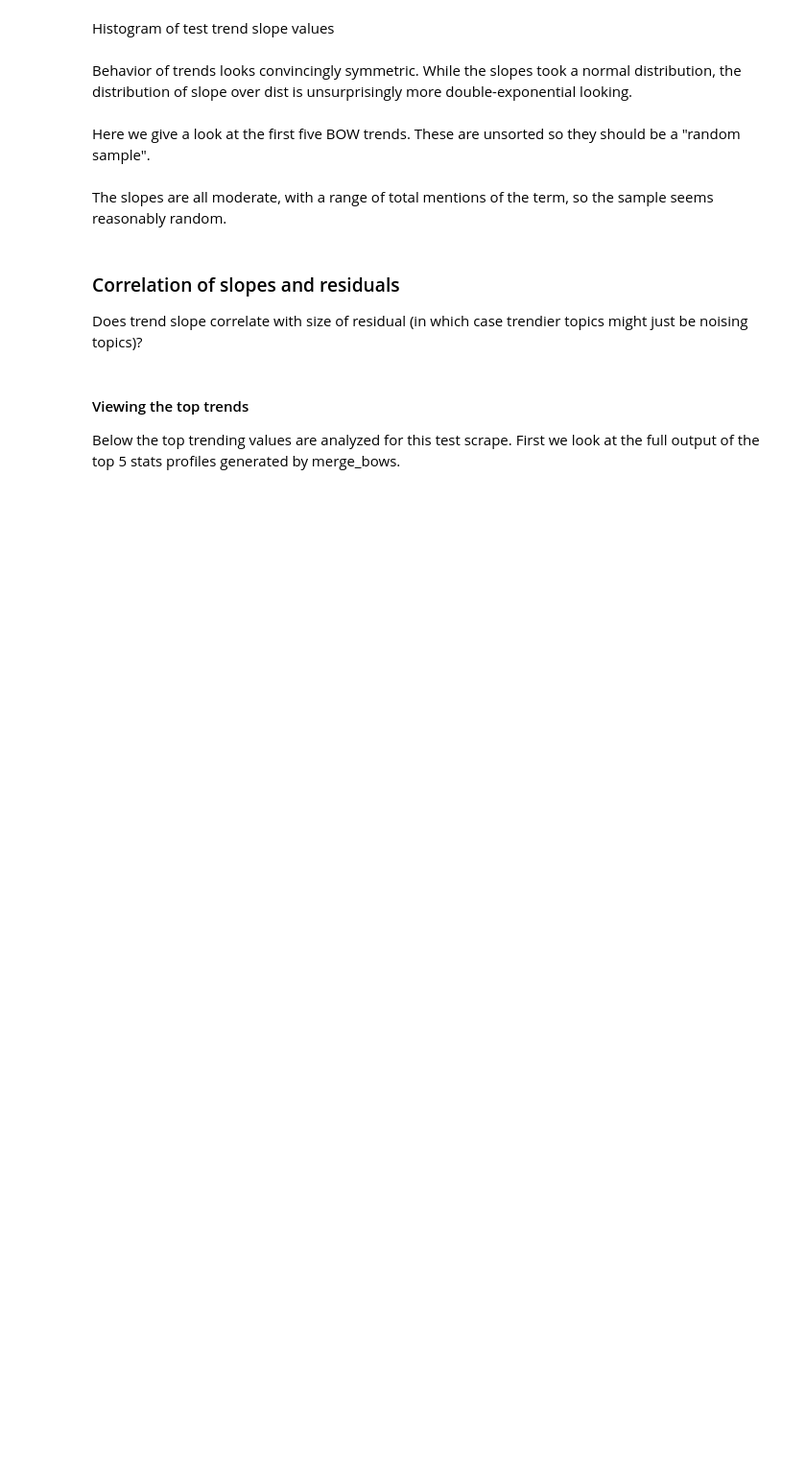
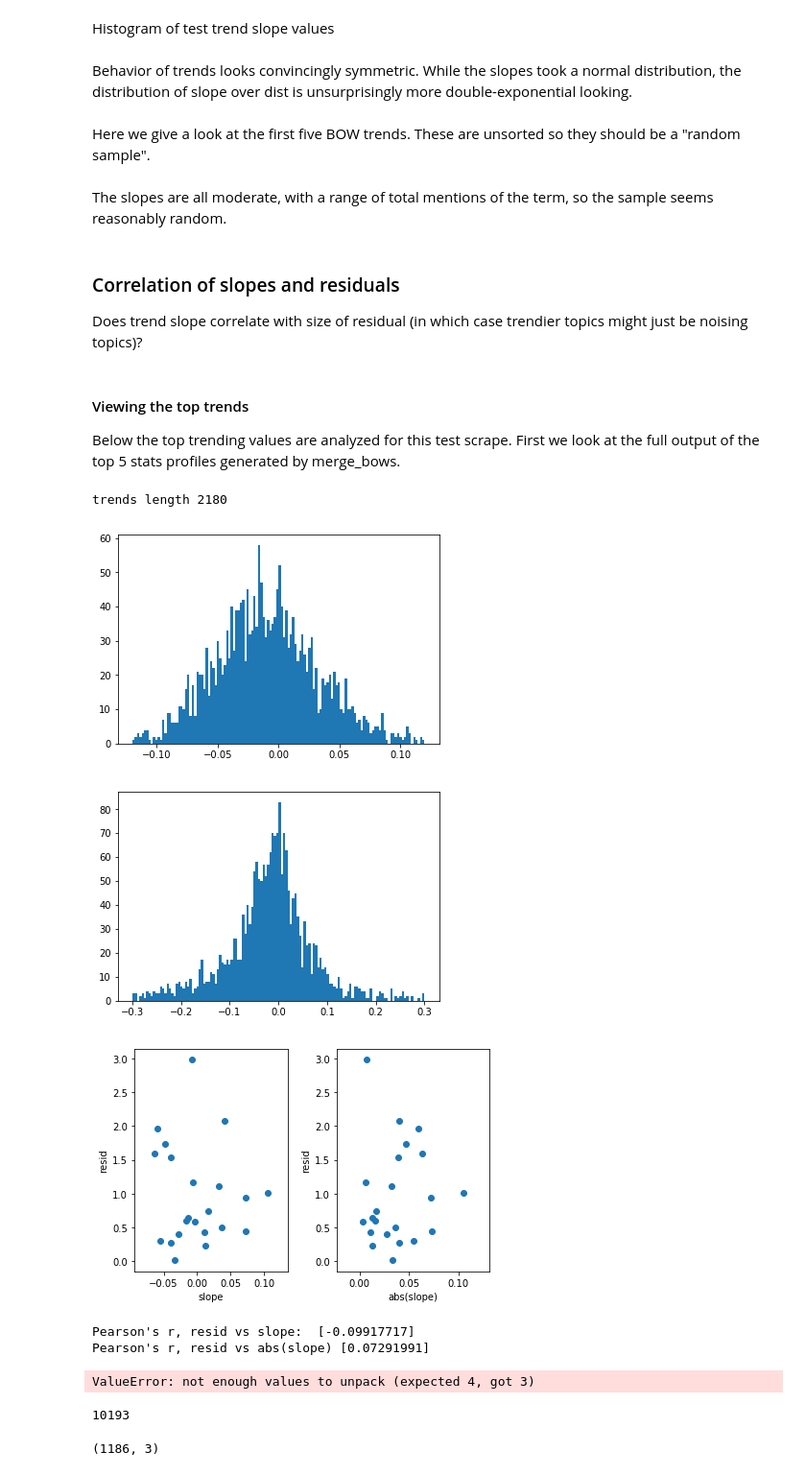
Before and after one commit to ericbarnhill/ImagingEdge, a Jupyter notebook: rtr_bow.ipynb, the cells around one changed output. Shown: that part at 96% size. Saved outputs shown, nothing was run; the diff lists cells and outputs as text; code cells hidden in the pictures; blank space fills up the shorter version.

```diff
--- a/rtr_bow.ipynb
+++ b/rtr_bow.ipynb
@@ -303,7 +305,7 @@ def measure_bow_trends(bows, record_counts, log_trends=True, debug=False):
     """
     # some adjustable constants
     MIN_TOTAL_MENTIONS = 50
-    MIN_PER_PERIOD = 10
+    MIN_PER_PERIOD = 5
     bow_trends = {}
     # keys from filtered dicts are all identical, so just need any one
     keys = bows[0].keys()
@@ -543,11 +545,9 @@ def inspect_results(folder=""):
         trends = pickle.load(fp)
     with open(folder + "records.pickle", "rb") as fp:
         records = pickle.load(fp)
-    with open(folder + "bows.pickle", "rb") as fp:
-        bows = pickle.load(fp)
     with open(folder + "bows_filt.pickle", "rb") as fp:
         bows_filt = pickle.load(fp)
-    return trends, records, bows, bows_filt
+    return trends, records, bows_filt
 # %%
 def save_results(folder=""):
     with open(folder + "trends.pickle", "wb") as fp:
@@ -558,7 +558,10 @@ def save_results(folder=""):
         pickle.dump(df, fp)
 # %%
 def run_nb(dedupe = False, year=2016):
-    records = sql_records_setup_pull(12, 3, datetime.date(year,1,1))
+    N_WINDOWS = 12
+    N_MONTHS = 3
+    START_DATE = datetime.date(year,1,1)
+    records = sql_records_setup_pull(N_WINDOWS, N_MONTHS, START_DATE)
     record_counts = get_record_counts(records)
     with open("records.pickle", "wb") as fp:
         pickle.dump(records, fp)
@@ -574,10 +577,10 @@ def run_nb(dedupe = False, year=2016):
     df = sort_by_trend_score(trends)
     with open("df.pickle", "wb") as fp:
         pickle.dump(df, fp)
-    return records, bows, trends, bows_filt
+    return records, trends, bows_filt, df
 
 def run_nb_post_bows(dedupe = False):
-    trends, records, bows, bows_filt = inspect_results(PATH)
+    trends, records, bows_filt = inspect_results(PATH)
     record_counts = get_record_counts(records)
     trends = bows_to_trends(bows_filt, record_counts)
     print("trends length", len(trends))
@@ -589,7 +592,7 @@ def run_nb_post_bows(dedupe = False):
     df = sort_by_trend_score(trends)
     with open("df.pickle", "wb") as fp:
         pickle.dump(df, fp)
-    return records, bows, trends, bows_filt
+    return records, trends, bows_filt, df
 # %%
 def ngram_length_test(bows_filt):
     bow = bows_filt[2]
@@ -603,0 +605,18 @@ run_nb(year=YEAR)
+# %%
+records, trends, bows_filt, df = run_nb_post_bows(YEAR)
+# %% [output]
+trends length 2180
+[figure, added]
+[figure, added]
+[figure, added]
+Pearson's r, resid vs slope:  [-0.09917717]
+Pearson's r, resid vs abs(slope) [0.07291991]
+ValueError: not enough values to unpack (expected 4, got 3)
+# %%
+len(bows_filt[0])
+# %% [output]
+10193
+# %%
+df.shape
+# %% [output]
+(1186, 3)
```
Also changed, not shown: parts of 4 cells of this notebook, 4 other files.
